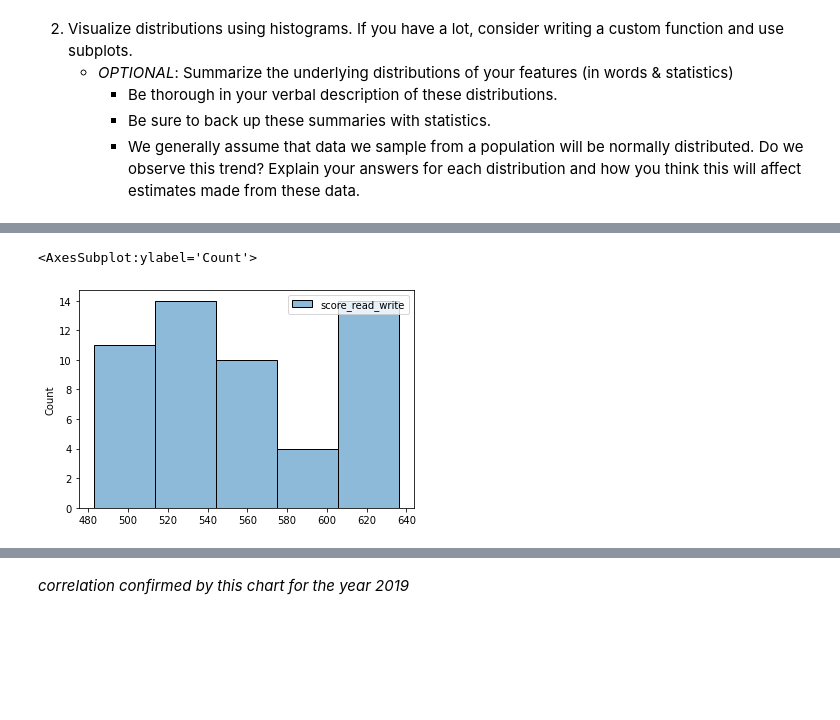
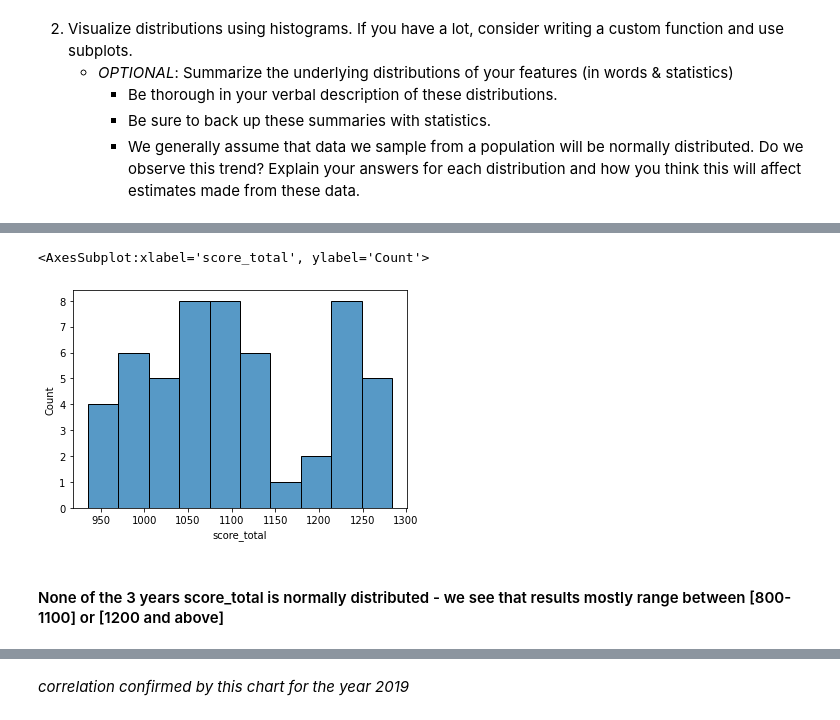
Before and after one commit to ClementGalvierGitHub/Projects, a Jupyter notebook: project_1/code/starter-code_CG_08072022_1800.ipynb, the cells around one changed output, grey strips where cells are left out. Drawn from its saved outputs; the diff is of its cells as text; code cells hidden in the pictures; blank space fills up the shorter version.

```diff
--- a/project_1/code/starter-code_CG_08072022_1800.ipynb
+++ b/project_1/code/starter-code_CG_08072022_1800.ipynb
@@ -408,6 +402,6 @@ print(sat_2017_df.loc[sat_2017_df['Math'] == 52, :].head()) # we can derive the
 sat_2017_df['Math'][20] # checking that we are targeting the correct value to replace
 # %% [output]
 52
-# %%
-sat_2017_df.replace(sat_2017_df['Math'][20] == 1060-536, inplace = True) # using the replace method and inplace= True argument
+# %%
+sat_2017_df.loc[20,['Math']] = 524 # replacing with .loc function, 524 = 1060(total_score) - 536 (EBWR score) = math score = 524
 # %%
@@ -919,5 +970,7 @@ with sns.axes_style("white"):
 # %%
-sns.histplot(sat_three_years.loc[sat_three_years['year']==2019,['score_read_write']], bins = 5)
+sns.histplot(sat_three_years.loc[sat_three_years['year']==2019,['score_total']], x="score_total",bins = 10)
 # %% [output]
-<AxesSubplot:ylabel='Count'>
+<AxesSubplot:xlabel='score_total', ylabel='Count'>
-[figure, old version]
+[figure, new version]
+# %% [markdown]
+#### None of the 3 years score_total is normally distributed - we see that results mostly range between [800- 1100] or [1200 and above]
```
Also changed, not shown: parts of 32 cells of this notebook, 1 other file.
